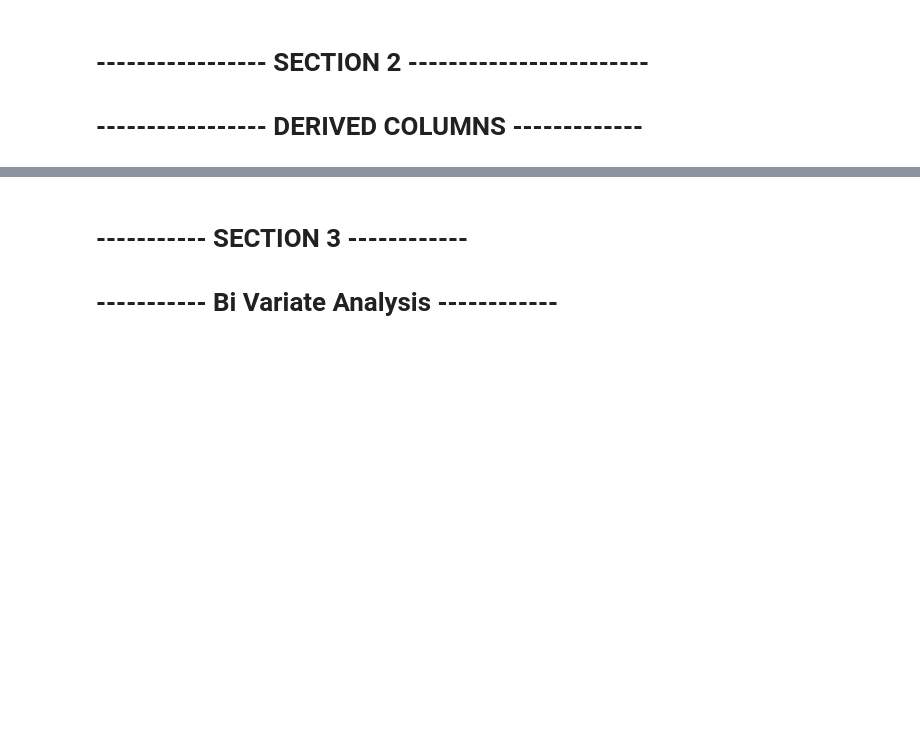
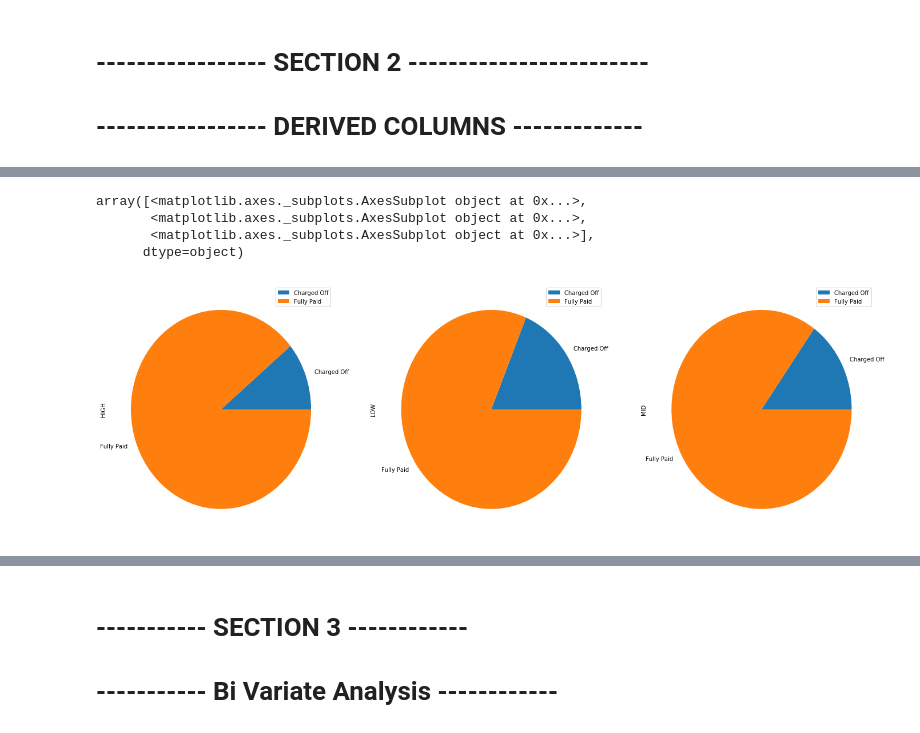
Before and after one commit to amirivija/EDA, a Jupyter notebook: group_assignment.ipynb, the cells around one changed output, grey strips where cells are left out. Saved outputs shown, nothing was run; the diff lists cells and outputs as text; code cells hidden in the pictures; blank space fills up the shorter version.

```diff
--- a/group_assignment.ipynb
+++ b/group_assignment.ipynb
@@ -869,3 +925,6 @@ def get_income_segment(income):
         return 'MID'
     if(income >= 90000):
         return 'HIGH'
+# %%
+#Segment the customers by income level
+lending_club['income_level'] = lending_club.apply(lambda row : get_income_segment(row['annual_inc']), axis=1)
@@ -871,0 +940,9 @@ def get_income_segment(income):
+# %%
+# Segmented Univariate Analysis
+pd.pivot_table(lending_club, values = 'policy_code', index = ['loan_status'], columns = ['income_level'], aggfunc = np.sum).plot(kind='pie', subplots=True, figsize=(24, 8))
+# %% [output]
+array([<matplotlib.axes._subplots.AxesSubplot object at 0x...>,
+       <matplotlib.axes._subplots.AxesSubplot object at 0x...>,
+       <matplotlib.axes._subplots.AxesSubplot object at 0x...>],
+      dtype=object)
+[figure, added]
```
Also changed, not shown: parts of 27 cells of this notebook.
